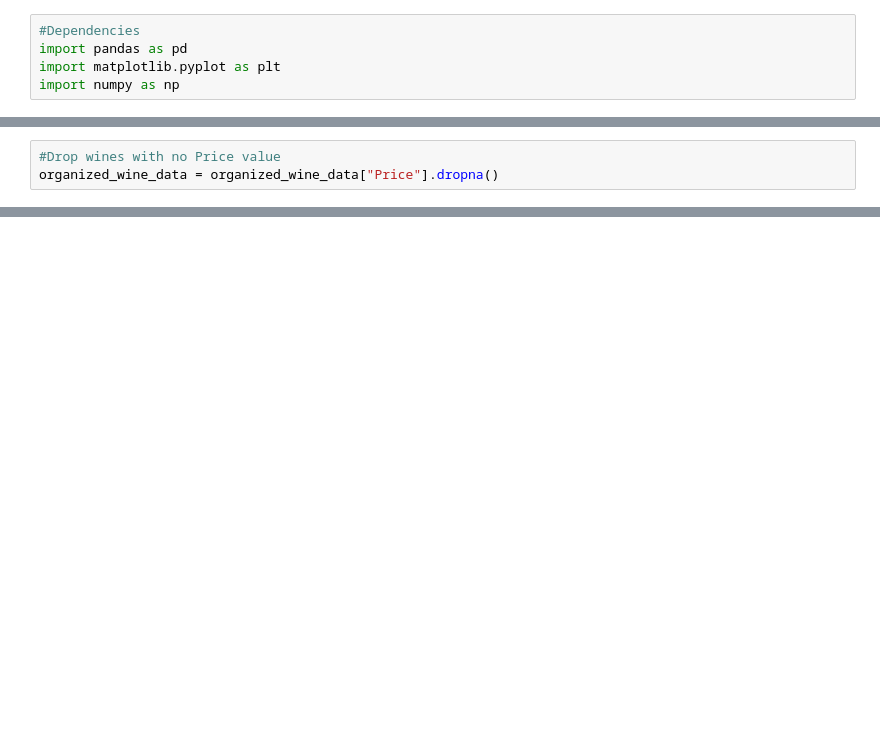
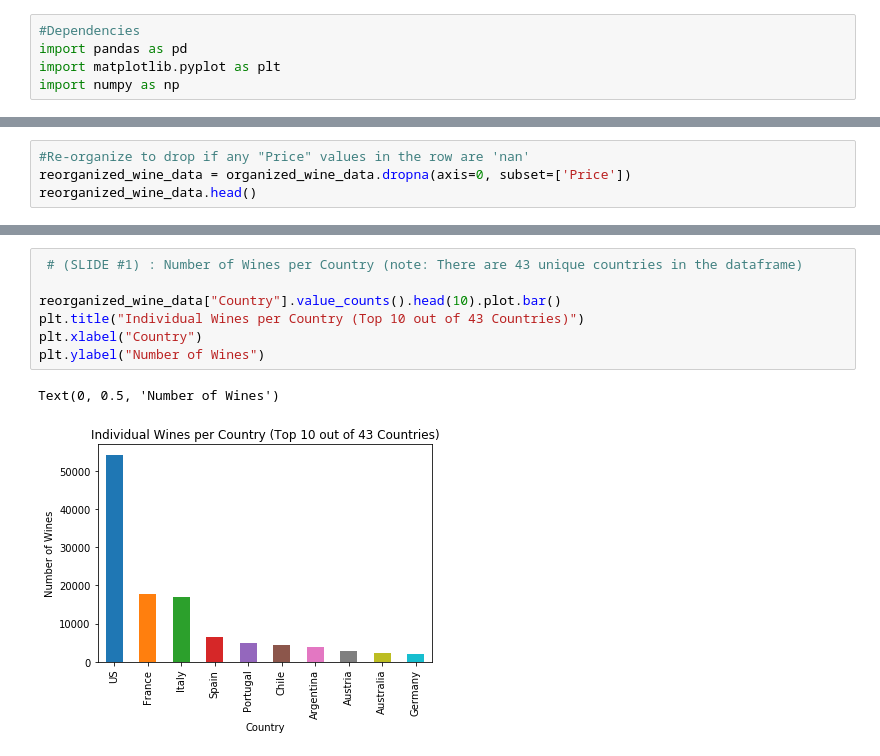
Before and after one commit to maggielavery/Group-Project-1, a Jupyter notebook: Untitled.ipynb, the cells around one changed output, grey strips where cells are left out. Drawn from its saved outputs; the diff is of its cells as text; blank space fills up the shorter version.

```diff
--- a/Untitled.ipynb
+++ b/Untitled.ipynb
@@ -69,3 +48,0 @@ dtype: int64
-# %%
-#Drop wines with no Price value
-organized_wine_data = organized_wine_data["Price"].dropna()
@@ -71,0 +65,4 @@ organized_wine_data = organized_wine_data["Price"].dropna()
+# %%
+#Re-organize to drop if any "Price" values in the row are 'nan'
+reorganized_wine_data = organized_wine_data.dropna(axis=0, subset=['Price'])
+reorganized_wine_data.head()
@@ -71,0 +139,10 @@ organized_wine_data = organized_wine_data["Price"].dropna()
+# %%
+ # (SLIDE #1) : Number of Wines per Country (note: There are 43 unique countries in the dataframe)
+
+reorganized_wine_data["Country"].value_counts().head(10).plot.bar()
+plt.title("Individual Wines per Country (Top 10 out of 43 Countries)")
+plt.xlabel("Country")
+plt.ylabel("Number of Wines")
+# %% [output]
+Text(0, 0.5, 'Number of Wines')
+[figure, added]
```
Also changed, not shown: parts of 17 cells of this notebook.
